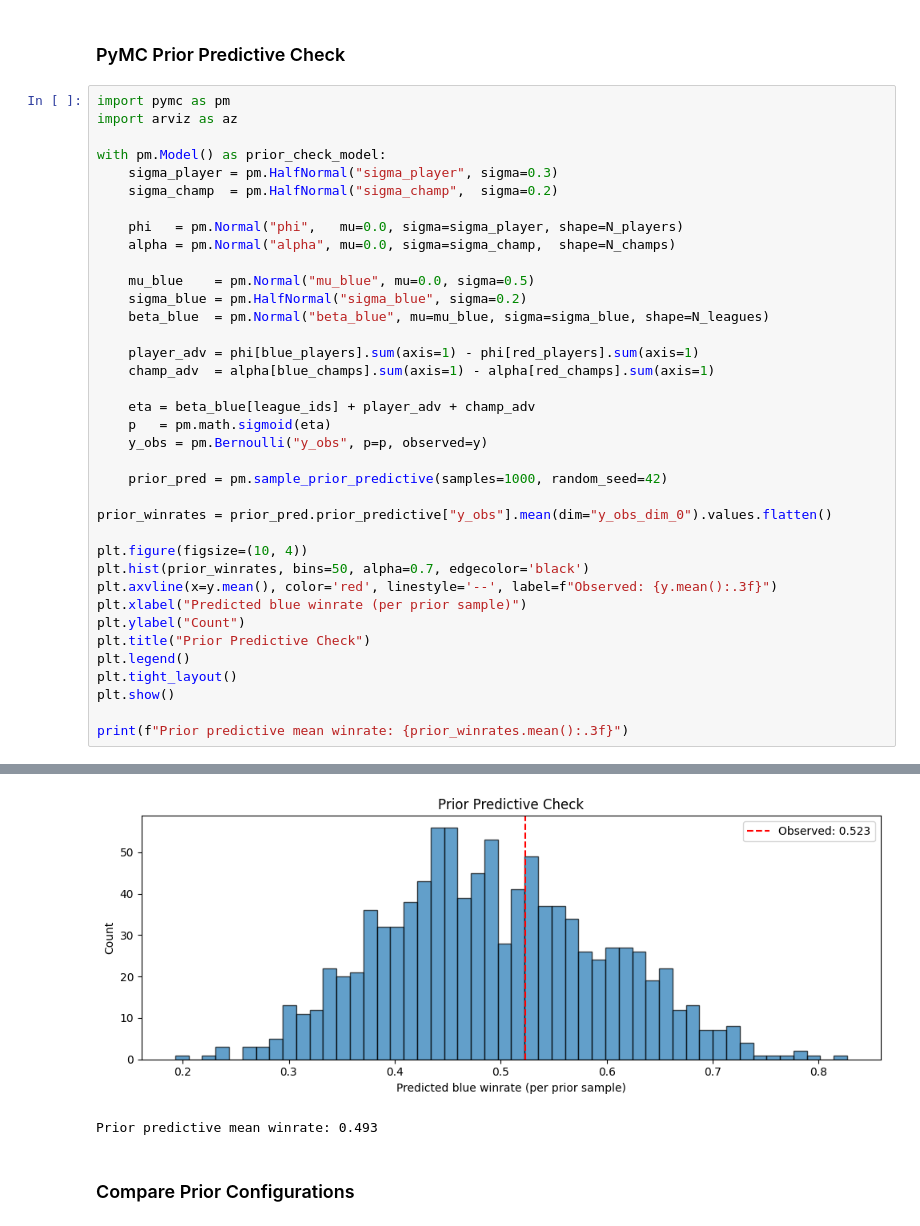
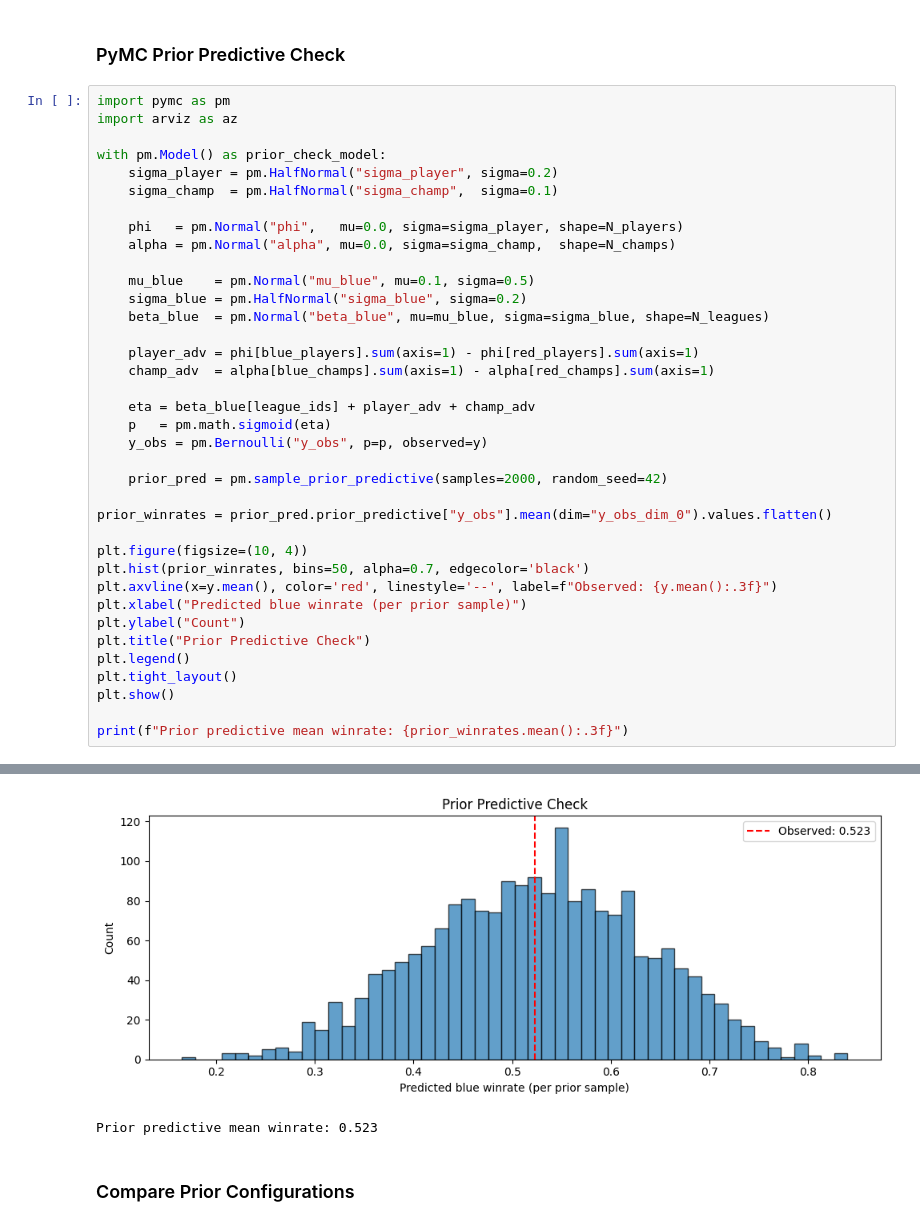
Before and after one commit to njqm20/BayesianLeague, a Jupyter notebook: notebooks/model.ipynb, the cells around one changed output, grey strips where cells are left out. Cells and saved outputs as stored; diff of their text form.

```diff
--- a/notebooks/model.ipynb
+++ b/notebooks/model.ipynb
@@ -137,13 +142,13 @@ import pymc as pm
 import arviz as az
 
 with pm.Model() as prior_check_model:
-    sigma_player = pm.HalfNormal("sigma_player", sigma=0.3)
-    sigma_champ  = pm.HalfNormal("sigma_champ",  sigma=0.2)
+    sigma_player = pm.HalfNormal("sigma_player", sigma=0.2)
+    sigma_champ  = pm.HalfNormal("sigma_champ",  sigma=0.1)
 
     phi   = pm.Normal("phi",   mu=0.0, sigma=sigma_player, shape=N_players)
     alpha = pm.Normal("alpha", mu=0.0, sigma=sigma_champ,  shape=N_champs)
 
-    mu_blue    = pm.Normal("mu_blue", mu=0.0, sigma=0.5)
+    mu_blue    = pm.Normal("mu_blue", mu=0.1, sigma=0.5)
     sigma_blue = pm.HalfNormal("sigma_blue", sigma=0.2)
     beta_blue  = pm.Normal("beta_blue", mu=mu_blue, sigma=sigma_blue, shape=N_leagues)
 
@@ -154,7 +159,7 @@ with pm.Model() as prior_check_model:
     p   = pm.math.sigmoid(eta)
     y_obs = pm.Bernoulli("y_obs", p=p, observed=y)
 
-    prior_pred = pm.sample_prior_predictive(samples=1000, random_seed=42)
+    prior_pred = pm.sample_prior_predictive(samples=2000, random_seed=42)
 
 prior_winrates = prior_pred.prior_predictive["y_obs"].mean(dim="y_obs_dim_0").values.flatten()
 
@@ -177,6 +180,6 @@ For details and migration guidance, visit: https://python.arviz.org/en/latest/us
 Sampling: [alpha, beta_blue, mu_blue, phi, sigma_blue, sigma_champ, sigma_player, y_obs]
-[figure, old version]
+[figure, new version]
-Prior predictive mean winrate: 0.493
+Prior predictive mean winrate: 0.523
 # %% [markdown]
 ### Compare Prior Configurations
 # %%
```
Also changed, not shown: parts of 3 cells of this notebook.
